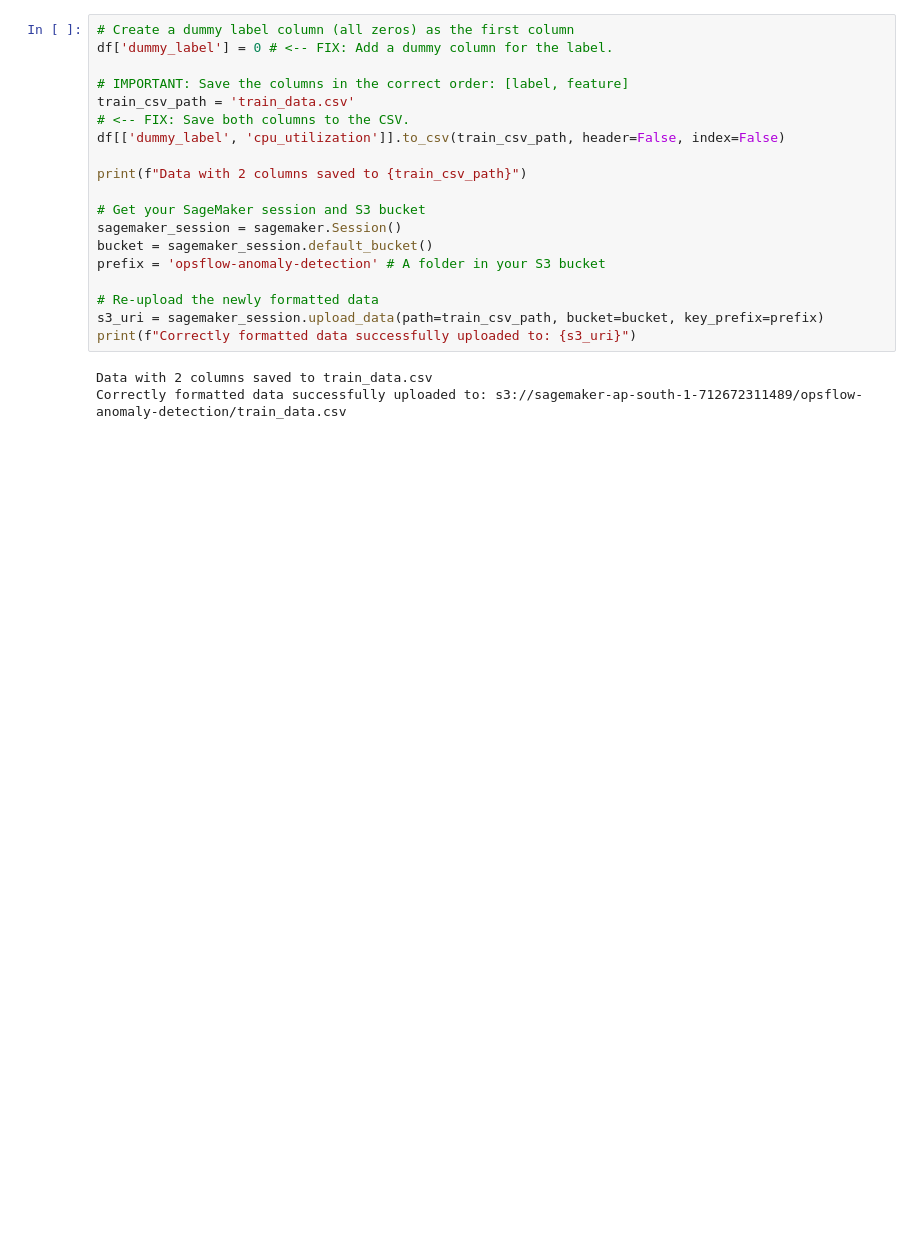
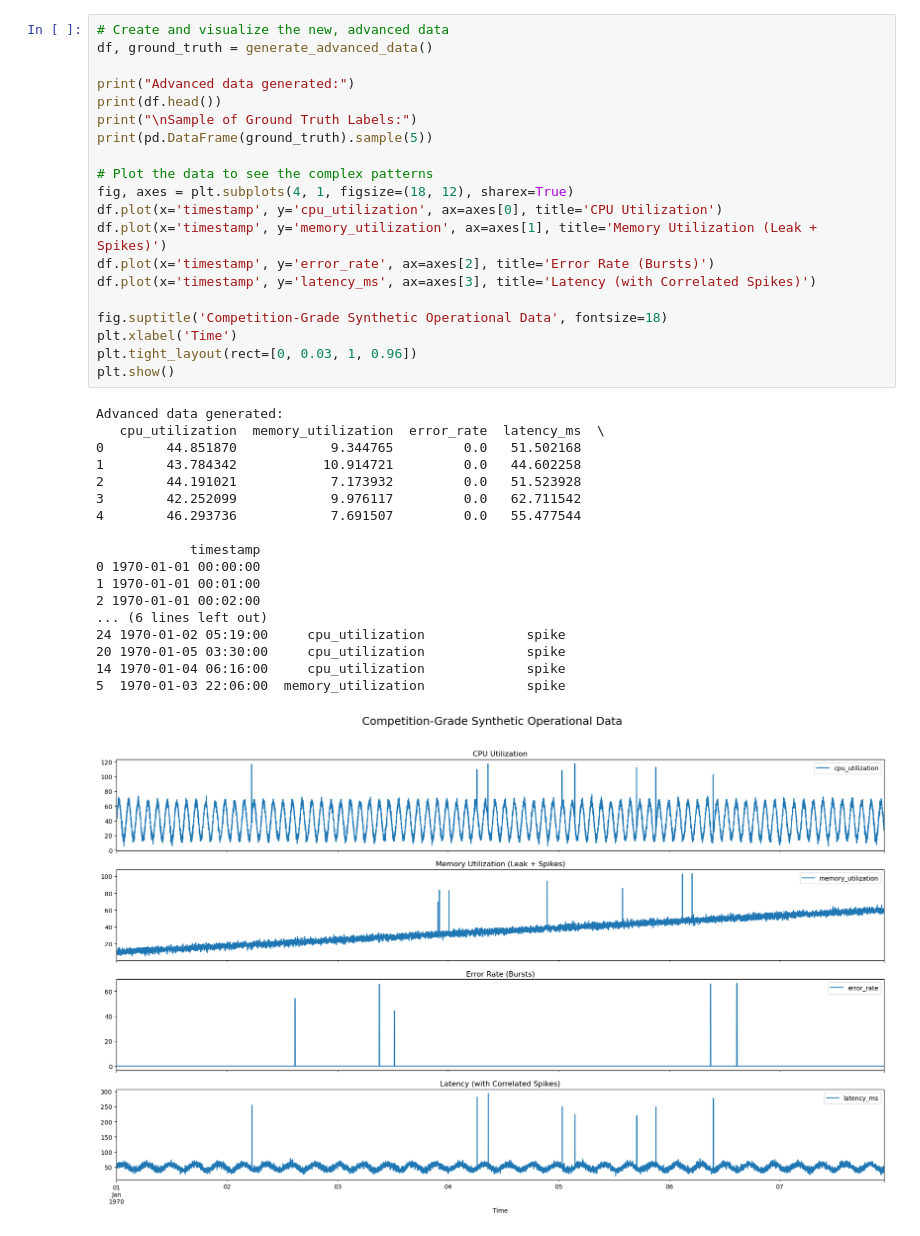
Before and after one commit to ash01825/Runic, a Jupyter notebook: notebooks/sagemaker_anomaly_detector.ipynb, the cells around one changed output. Drawn from its saved outputs; the diff is of its cells as text; blank space fills up the shorter version.

```diff
--- a/notebooks/sagemaker_anomaly_detector.ipynb
+++ b/notebooks/sagemaker_anomaly_detector.ipynb
@@ -50,23 +120,40 @@ Synthetic data generated:
 # %%
-# Create a dummy label column (all zeros) as the first column
-df['dummy_label'] = 0 # <-- FIX: Add a dummy column for the label.
+# Create and visualize the new, advanced data
+df, ground_truth = generate_advanced_data()
 
-# IMPORTANT: Save the columns in the correct order: [label, feature]
-train_csv_path = 'train_data.csv'
-# <-- FIX: Save both columns to the CSV.
-df[['dummy_label', 'cpu_utilization']].to_csv(train_csv_path, header=False, index=False)
+print("Advanced data generated:")
+print(df.head())
+print("\nSample of Ground Truth Labels:")
+print(pd.DataFrame(ground_truth).sample(5))
 
-print(f"Data with 2 columns saved to {train_csv_path}")
+# Plot the data to see the complex patterns
+fig, axes = plt.subplots(4, 1, figsize=(18, 12), sharex=True)
+df.plot(x='timestamp', y='cpu_utilization', ax=axes[0], title='CPU Utilization')
+df.plot(x='timestamp', y='memory_utilization', ax=axes[1], title='Memory Utilization (Leak + Spikes)')
+df.plot(x='timestamp', y='error_rate', ax=axes[2], title='Error Rate (Bursts)')
+df.plot(x='timestamp', y='latency_ms', ax=axes[3], title='Latency (with Correlated Spikes)')
 
-# Get your SageMaker session and S3 bucket
-sagemaker_session = sagemaker.Session()
-bucket = sagemaker_session.default_bucket()
-prefix = 'opsflow-anomaly-detection' # A folder in your S3 bucket
-
-# Re-upload the newly formatted data
-s3_uri = sagemaker_session.upload_data(path=train_csv_path, bucket=bucket, key_prefix=prefix)
-print(f"Correctly formatted data successfully uploaded to: {s3_uri}")
+fig.suptitle('Competition-Grade Synthetic Operational Data', fontsize=18)
+plt.xlabel('Time')
+plt.tight_layout(rect=[0, 0.03, 1, 0.96])
+plt.show()
 # %% [output]
-Data with 2 columns saved to train_data.csv
-Correctly formatted data successfully uploaded to: s3://sagemaker-ap-south-1-712672311489/opsflow-anomaly-detection/train_data.csv
+Advanced data generated:
+   cpu_utilization  memory_utilization  error_rate  latency_ms  \
+0        44.851870            9.344765         0.0   51.502168
+1        43.784342           10.914721         0.0   44.602258
+2        44.191021            7.173932         0.0   51.523928
+3        42.252099            9.976117         0.0   62.711542
+4        46.293736            7.691507         0.0   55.477544
+
+            timestamp
+0 1970-01-01 00:00:00
+1 1970-01-01 00:01:00
+2 1970-01-01 00:02:00
+... (6 lines left out)
+24 1970-01-02 05:19:00     cpu_utilization             spike
+20 1970-01-05 03:30:00     cpu_utilization             spike
+14 1970-01-04 06:16:00     cpu_utilization             spike
+5  1970-01-03 22:06:00  memory_utilization             spike
+[figure, added]
 # %%
```
Also changed, not shown: parts of 5 cells of this notebook, 14 other files.
